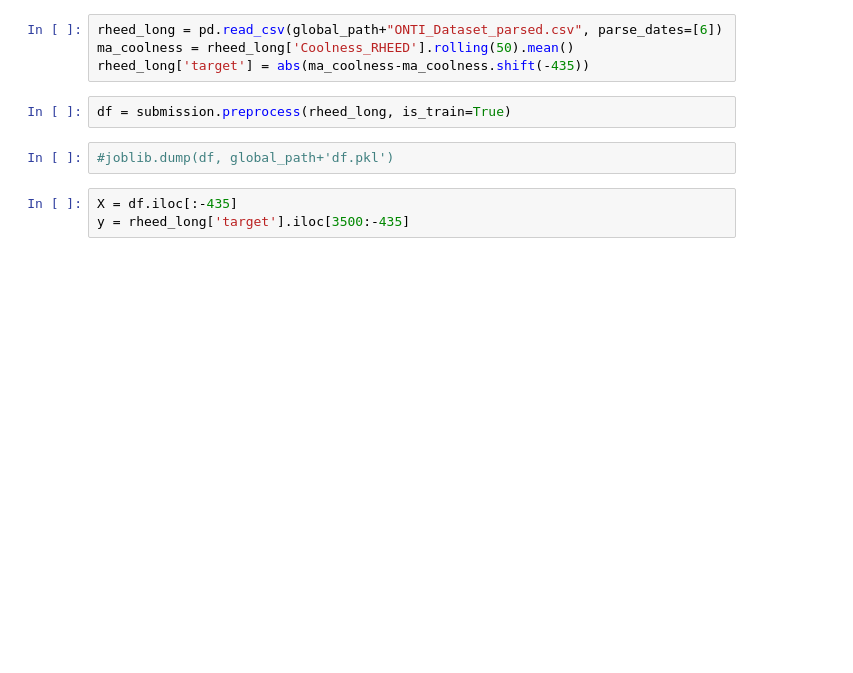
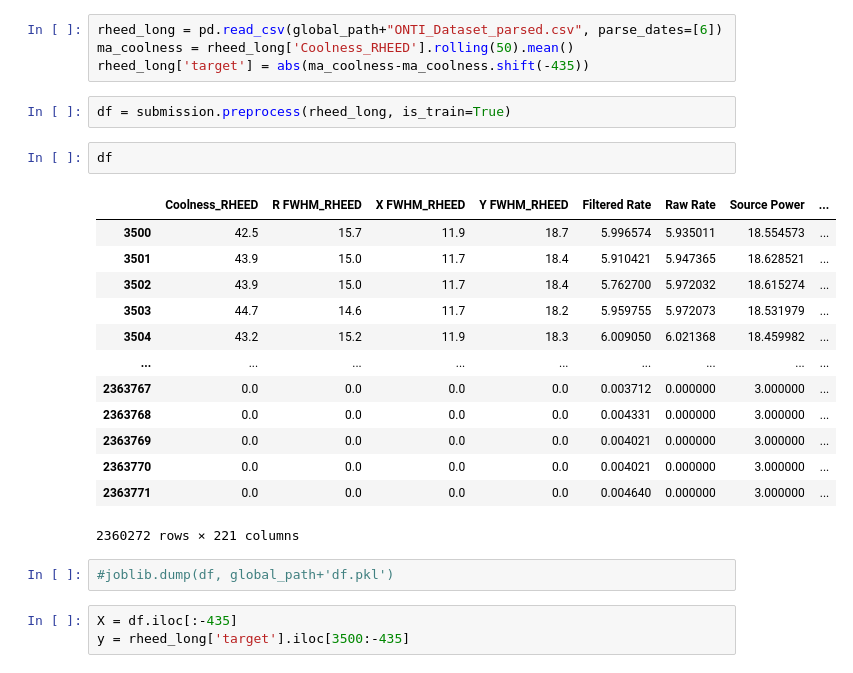
Before and after one commit to Gaussiandra/bdimo21, a Jupyter notebook: new15_32.ipynb, the cells around one changed output. Cells and saved outputs as stored; diff of their text form; blank space fills up the shorter version.

```diff
--- a/new15_32.ipynb
+++ b/new15_32.ipynb
@@ -82,6 +82,22 @@ ma_coolness = rheed_long['Coolness_RHEED'].rolling(50).mean()
 rheed_long['target'] = abs(ma_coolness-ma_coolness.shift(-435))
 # %%
 df = submission.preprocess(rheed_long, is_train=True)
+# %%
+df
+# %% [output]
+|  | Coolness_RHEED | R FWHM_RHEED | X FWHM_RHEED | Y FWHM_RHEED | Filtered Rate | Raw Rate | Source Power | ... |
+| 3500 | 42.5 | 15.7 | 11.9 | 18.7 | 5.996574 | 5.935011 | 18.554573 | ... |
+| 3501 | 43.9 | 15.0 | 11.7 | 18.4 | 5.910421 | 5.947365 | 18.628521 | ... |
+| 3502 | 43.9 | 15.0 | 11.7 | 18.4 | 5.762700 | 5.972032 | 18.615274 | ... |
+| 3503 | 44.7 | 14.6 | 11.7 | 18.2 | 5.959755 | 5.972073 | 18.531979 | ... |
+| 3504 | 43.2 | 15.2 | 11.9 | 18.3 | 6.009050 | 6.021368 | 18.459982 | ... |
+| ... | ... | ... | ... | ... | ... | ... | ... | ... |
+| 2363767 | 0.0 | 0.0 | 0.0 | 0.0 | 0.003712 | 0.000000 | 3.000000 | ... |
+| 2363768 | 0.0 | 0.0 | 0.0 | 0.0 | 0.004331 | 0.000000 | 3.000000 | ... |
+| 2363769 | 0.0 | 0.0 | 0.0 | 0.0 | 0.004021 | 0.000000 | 3.000000 | ... |
+| 2363770 | 0.0 | 0.0 | 0.0 | 0.0 | 0.004021 | 0.000000 | 3.000000 | ... |
+| 2363771 | 0.0 | 0.0 | 0.0 | 0.0 | 0.004640 | 0.000000 | 3.000000 | ... |
+2360272 rows × 221 columns
 # %%
 #joblib.dump(df, global_path+'df.pkl')
 # %%
```
Also changed, not shown: parts of 14 cells of this notebook.
